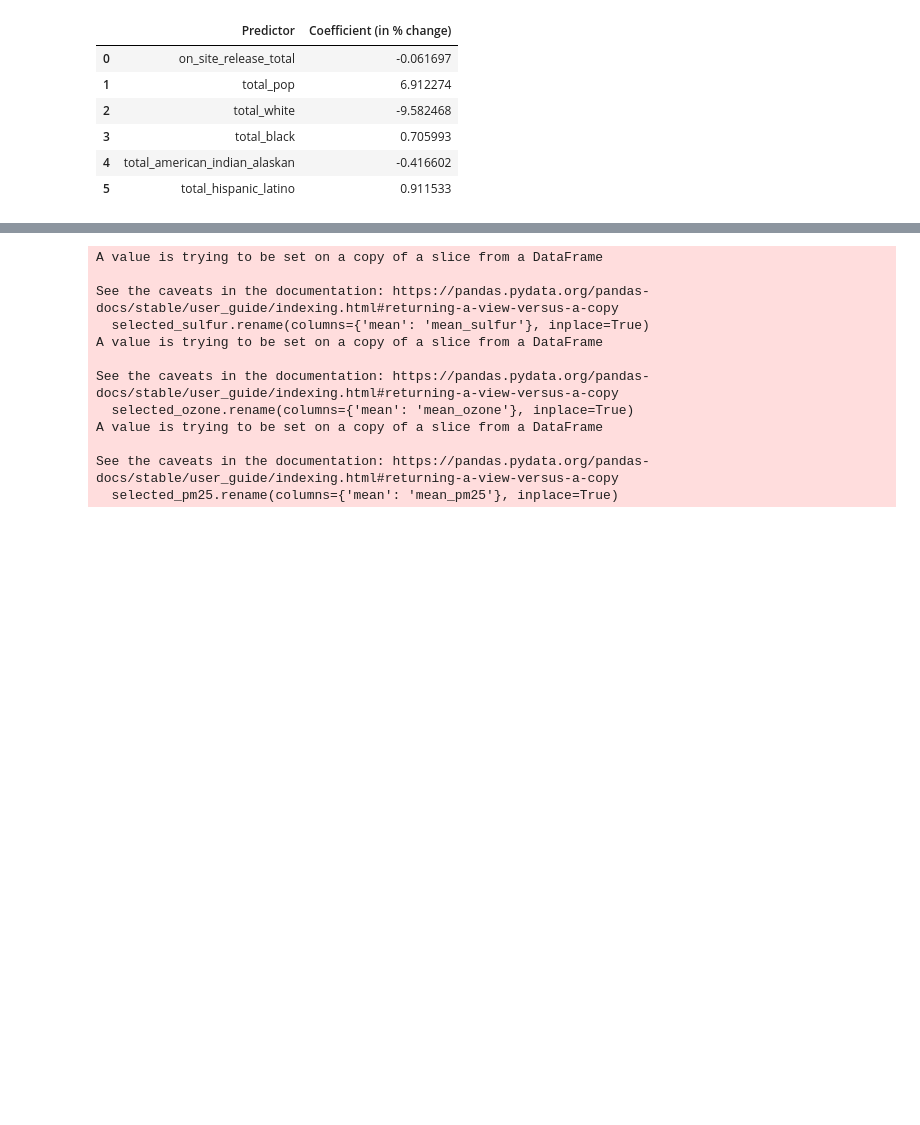
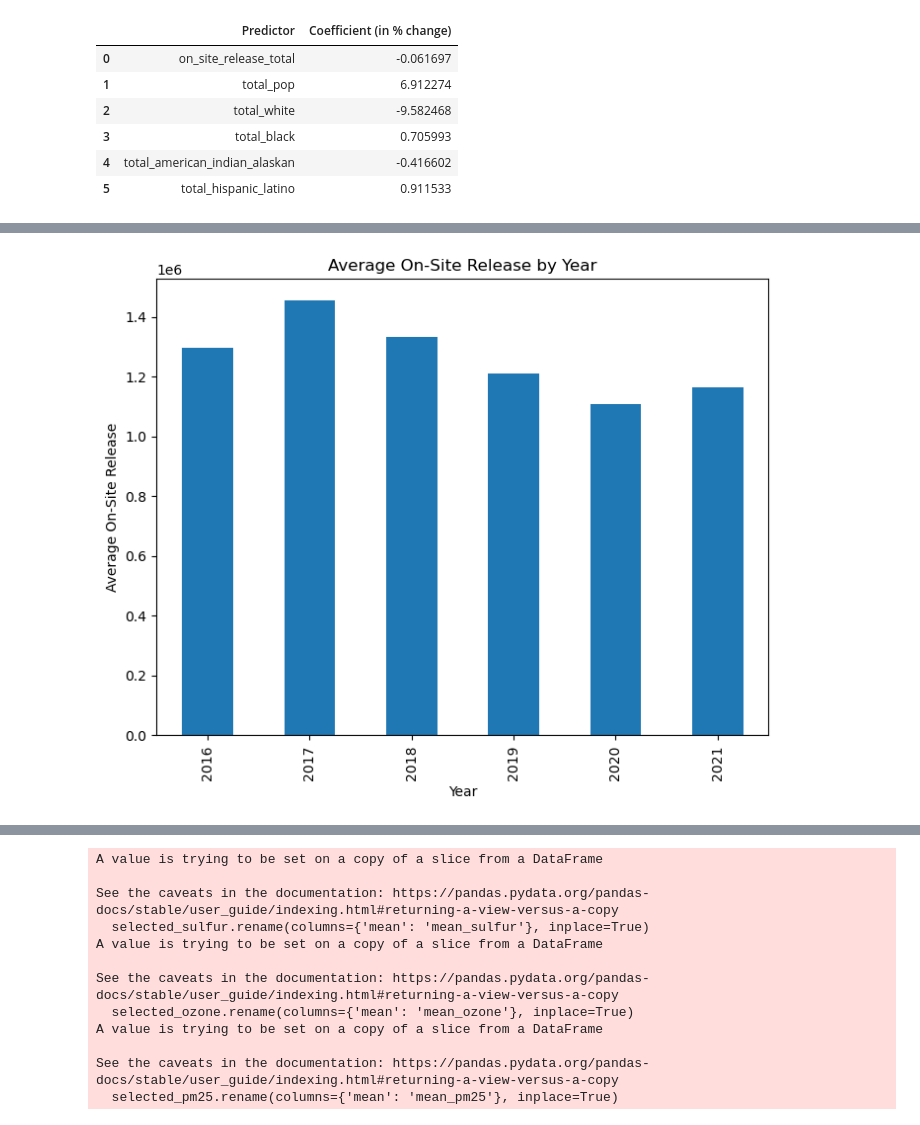
Before and after one commit to raunakadvani2410/mdi-research, a Jupyter notebook: code/models/models.ipynb, the cells around one changed output, grey strips where cells are left out. Cells and saved outputs as stored; diff of their text form; code cells hidden in the pictures; blank space fills up the shorter version.

```diff
--- a/code/models/models.ipynb
+++ b/code/models/models.ipynb
@@ -555,0 +569,3 @@ aqi_ozone_grouped.head(3)
+# %%
+yearly_avg_release = tri_grouped.groupby('year')['on_site_release_total'].mean()
+print(yearly_avg_release)
@@ -555,0 +606,10 @@ aqi_ozone_grouped.head(3)
+# %%
+import matplotlib.pyplot as plt
+
+plt.figure(figsize=(8, 6))
+yearly_avg_release.plot(kind='bar', title='Average On-Site Release by Year')
+plt.xlabel('Year')
+plt.ylabel('Average On-Site Release')
+plt.show()
+# %% [output]
+[figure, added]
```
Also changed, not shown: parts of 76 cells of this notebook.
